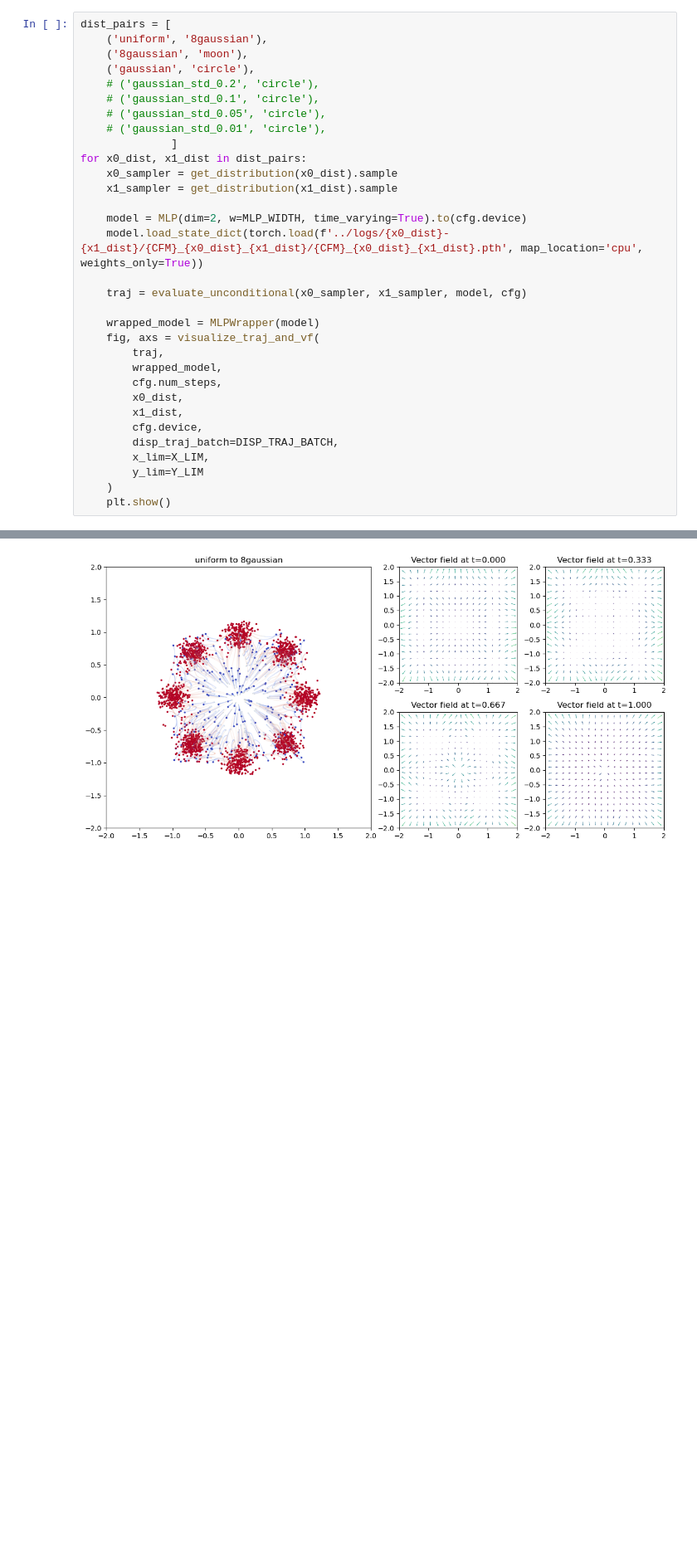
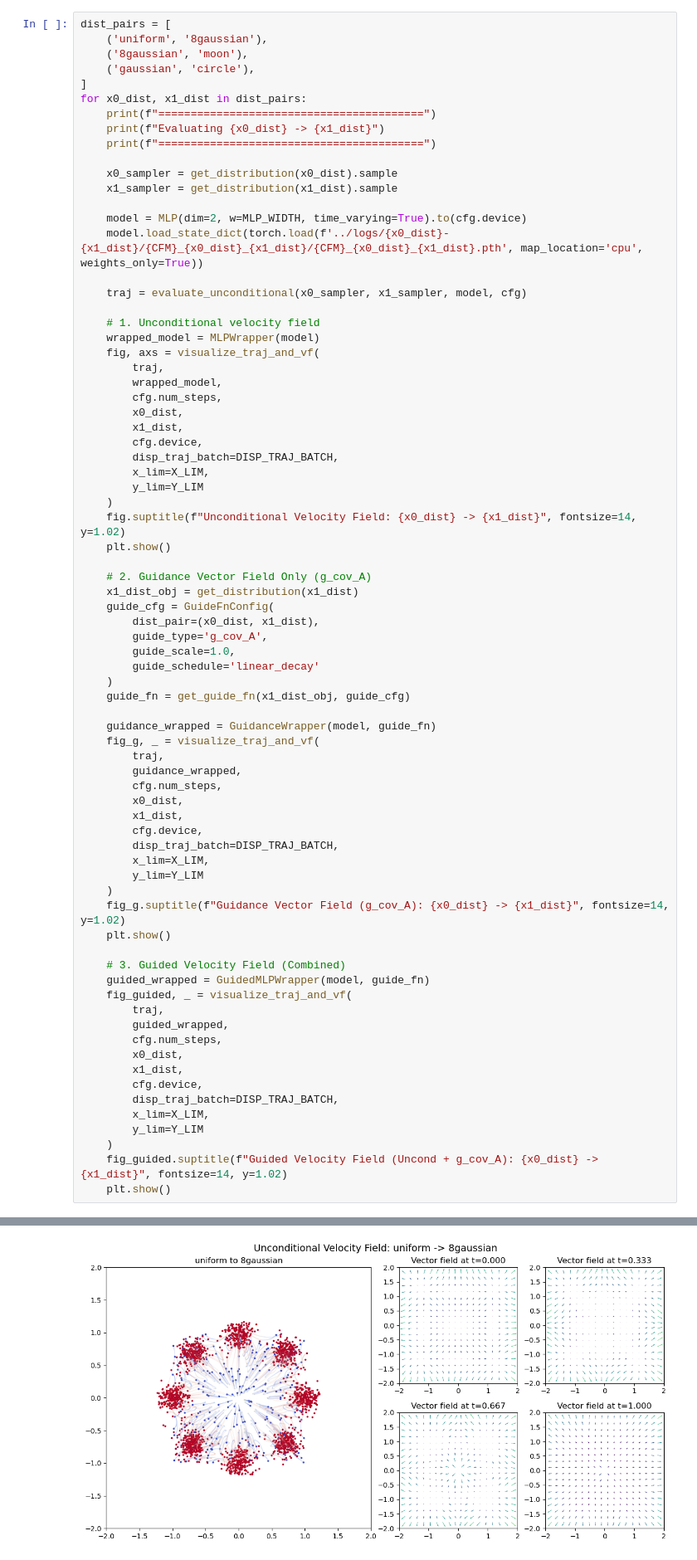
Before and after one commit to scherblu/Guided-Flow-Matching-for-CellOT, a Jupyter notebook: synthetic/notebooks/test_unconditional.ipynb, the cells around one changed output, grey strips where cells are left out. Shown at 83% size. Saved outputs shown, nothing was run; the diff lists cells and outputs as text; blank space fills up the shorter version.

Commit message:
update vector field visualizations, add paper in Latex code

```diff
--- a/synthetic/notebooks/test_unconditional.ipynb
+++ b/synthetic/notebooks/test_unconditional.ipynb
@@ -57,12 +95,12 @@ dist_pairs = [
     ('uniform', '8gaussian'),
     ('8gaussian', 'moon'),
     ('gaussian', 'circle'),
-    # ('gaussian_std_0.2', 'circle'),
-    # ('gaussian_std_0.1', 'circle'),
-    # ('gaussian_std_0.05', 'circle'),
-    # ('gaussian_std_0.01', 'circle'),
-              ]
+]
 for x0_dist, x1_dist in dist_pairs:
+    print(f"=========================================")
+    print(f"Evaluating {x0_dist} -> {x1_dist}")
+    print(f"=========================================")
+
     x0_sampler = get_distribution(x0_dist).sample
     x1_sampler = get_distribution(x1_dist).sample
 
@@ -71,6 +109,7 @@ for x0_dist, x1_dist in dist_pairs:
 
     traj = evaluate_unconditional(x0_sampler, x1_sampler, model, cfg)
 
+    # 1. Unconditional velocity field
     wrapped_model = MLPWrapper(model)
     fig, axs = visualize_traj_and_vf(
         traj,
@@ -83,5 +122,47 @@ for x0_dist, x1_dist in dist_pairs:
         x_lim=X_LIM,
         y_lim=Y_LIM
     )
+    fig.suptitle(f"Unconditional Velocity Field: {x0_dist} -> {x1_dist}", fontsize=14, y=1.02)
     plt.show()
+
+    # 2. Guidance Vector Field Only (g_cov_A)
+    x1_dist_obj = get_distribution(x1_dist)
+    guide_cfg = GuideFnConfig(
+        dist_pair=(x0_dist, x1_dist),
+        guide_type='g_cov_A',
+        guide_scale=1.0,
+        guide_schedule='linear_decay'
+    )
+    guide_fn = get_guide_fn(x1_dist_obj, guide_cfg)
+
+    guidance_wrapped = GuidanceWrapper(model, guide_fn)
+    fig_g, _ = visualize_traj_and_vf(
+        traj,
+        guidance_wrapped,
+        cfg.num_steps,
+        x0_dist,
+        x1_dist,
+        cfg.device,
+        disp_traj_batch=DISP_TRAJ_BATCH,
+        x_lim=X_LIM,
+        y_lim=Y_LIM
+    )
+    fig_g.suptitle(f"Guidance Vector Field (g_cov_A): {x0_dist} -> {x1_dist}", fontsize=14, y=1.02)
+    plt.show()
+
+    # 3. Guided Velocity Field (Combined)
+    guided_wrapped = GuidedMLPWrapper(model, guide_fn)
+    fig_guided, _ = visualize_traj_and_vf(
+        traj,
+        guided_wrapped,
+        cfg.num_steps,
+        x0_dist,
+        x1_dist,
+        cfg.device,
+        disp_traj_batch=DISP_TRAJ_BATCH,
+        x_lim=X_LIM,
+        y_lim=Y_LIM
+    )
+    fig_guided.suptitle(f"Guided Velocity Field (Uncond + g_cov_A): {x0_dist} -> {x1_dist}", fontsize=14, y=1.02)
+    plt.show()
 # %% [output]
@@ -88 +172 @@ for x0_dist, x1_dist in dist_pairs:
-[figure, old version]
+[figure, new version]
```
Also changed, not shown: parts of 2 cells of this notebook, 10 other files.
